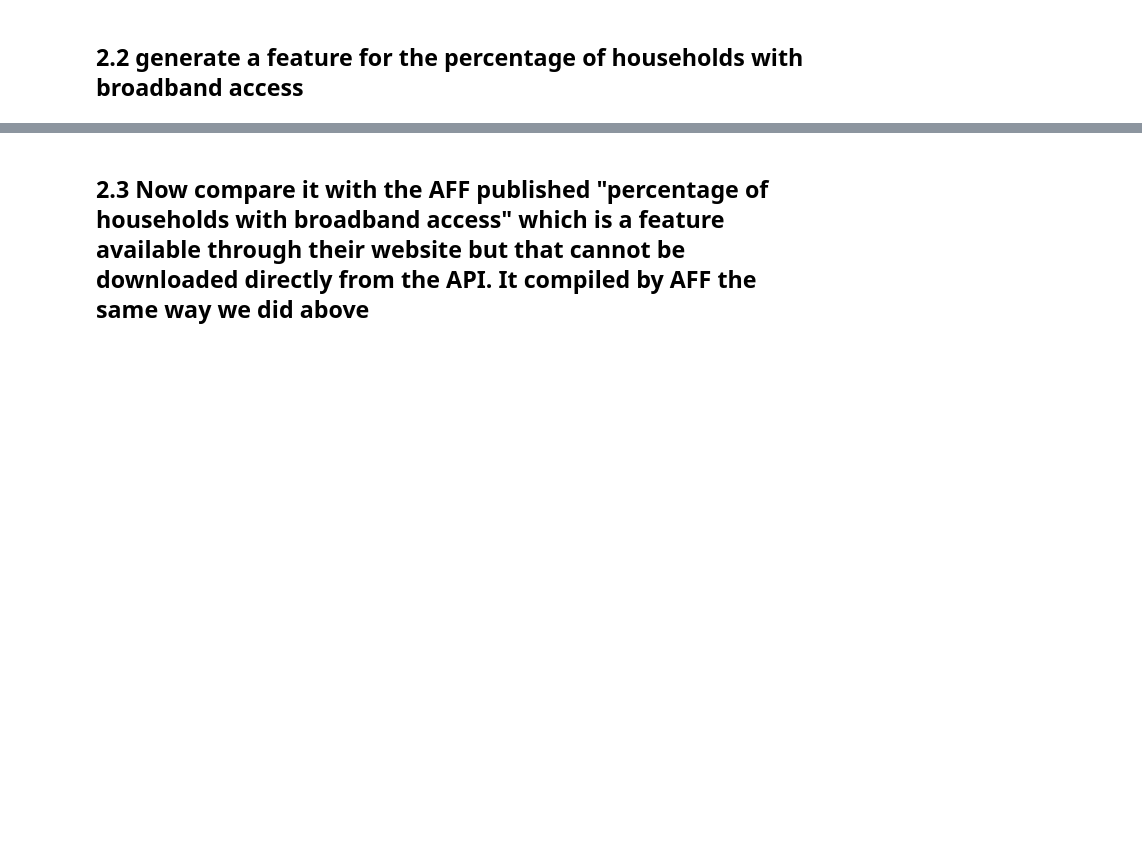
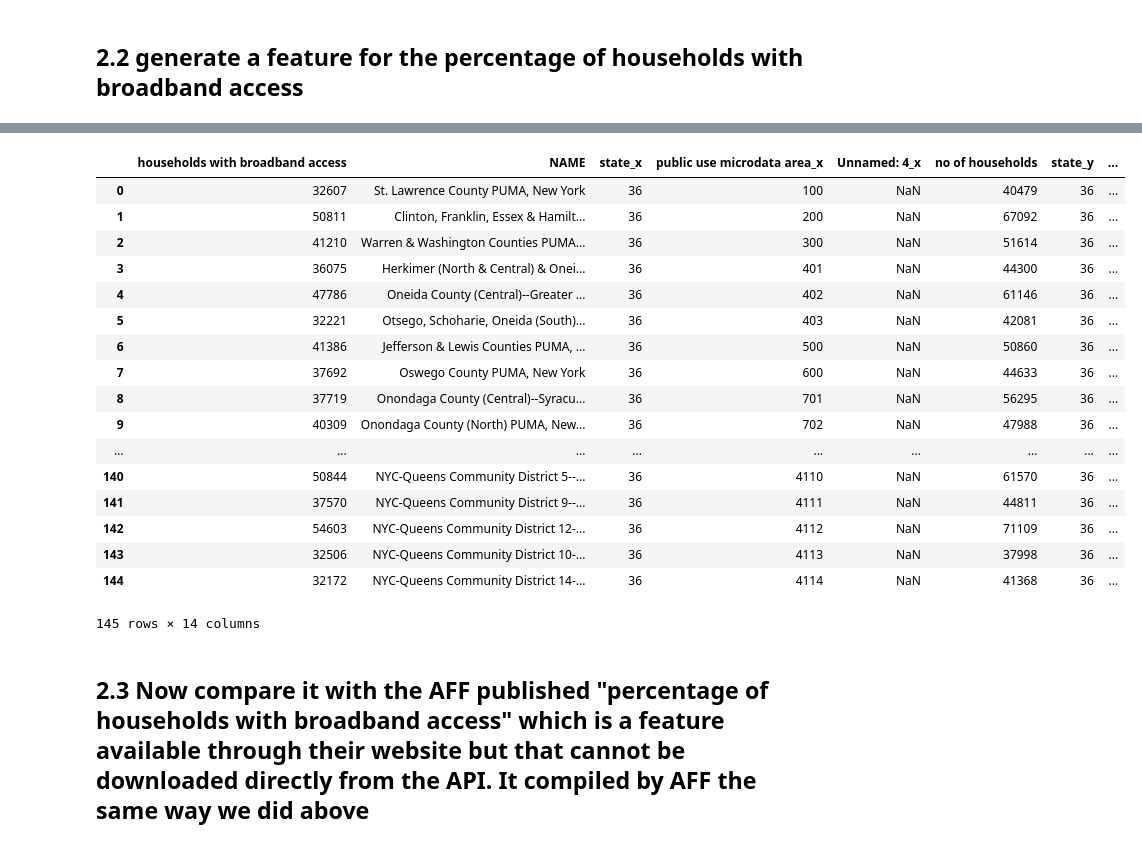
Before and after one commit to RossMacW/PUI2018_ram844, a Jupyter notebook: HW7_ram844/Assignment1.ipynb, the cells around one changed output, grey strips where cells are left out. Saved outputs shown, nothing was run; the diff lists cells and outputs as text; code cells hidden in the pictures; blank space fills up the shorter version.

Commit message:
committing Assignemnt1

```diff
--- a/HW7_ram844/Assignment1.ipynb
+++ b/HW7_ram844/Assignment1.ipynb
@@ -221,0 +211,3 @@ pumaBB.head()
+# %%
+pumaBB = pumaBB.merge(pumaPP, left_on='NAME', right_on='NAME', how='outer')
+pumaBB.head()
@@ -222,3 +221,26 @@ pumaBB.head()
+# %%
+pumaBB.columns
+newcol = pumaBB['households with broadband access'] / pumaBB['no. of households']
+pumaBB.assign(percentage_households_with_broadband_access = newcol)
+# %% [output]
+|  | households with broadband access | NAME | state_x | public use microdata area_x | Unnamed: 4_x | no of households | state_y | ... |
+| 0 | 32607 | St. Lawrence County PUMA, New York | 36 | 100 | NaN | 40479 | 36 | ... |
+| 1 | 50811 | Clinton, Franklin, Essex & Hamilt... | 36 | 200 | NaN | 67092 | 36 | ... |
+| 2 | 41210 | Warren & Washington Counties PUMA... | 36 | 300 | NaN | 51614 | 36 | ... |
+| 3 | 36075 | Herkimer (North & Central) & Onei... | 36 | 401 | NaN | 44300 | 36 | ... |
+| 4 | 47786 | Oneida County (Central)--Greater ... | 36 | 402 | NaN | 61146 | 36 | ... |
+| 5 | 32221 | Otsego, Schoharie, Oneida (South)... | 36 | 403 | NaN | 42081 | 36 | ... |
+| 6 | 41386 | Jefferson & Lewis Counties PUMA, ... | 36 | 500 | NaN | 50860 | 36 | ... |
+| 7 | 37692 | Oswego County PUMA, New York | 36 | 600 | NaN | 44633 | 36 | ... |
+| 8 | 37719 | Onondaga County (Central)--Syracu... | 36 | 701 | NaN | 56295 | 36 | ... |
+| 9 | 40309 | Onondaga County (North) PUMA, New... | 36 | 702 | NaN | 47988 | 36 | ... |
+| ... | ... | ... | ... | ... | ... | ... | ... | ... |
+| 140 | 50844 | NYC-Queens Community District 5--... | 36 | 4110 | NaN | 61570 | 36 | ... |
+| 141 | 37570 | NYC-Queens Community District 9--... | 36 | 4111 | NaN | 44811 | 36 | ... |
+| 142 | 54603 | NYC-Queens Community District 12-... | 36 | 4112 | NaN | 71109 | 36 | ... |
+| 143 | 32506 | NYC-Queens Community District 10-... | 36 | 4113 | NaN | 37998 | 36 | ... |
+| 144 | 32172 | NYC-Queens Community District 14-... | 36 | 4114 | NaN | 41368 | 36 | ... |
+145 rows × 14 columns
 # %% [markdown]
 ## 2.3 Now compare it with the AFF published "percentage of households with broadband access" which is a feature available through their website but that cannot be downloaded directly from the API. It compiled by AFF the same way we did above
 # %% [markdown]
```
Also changed, not shown: parts of 10 cells of this notebook.
